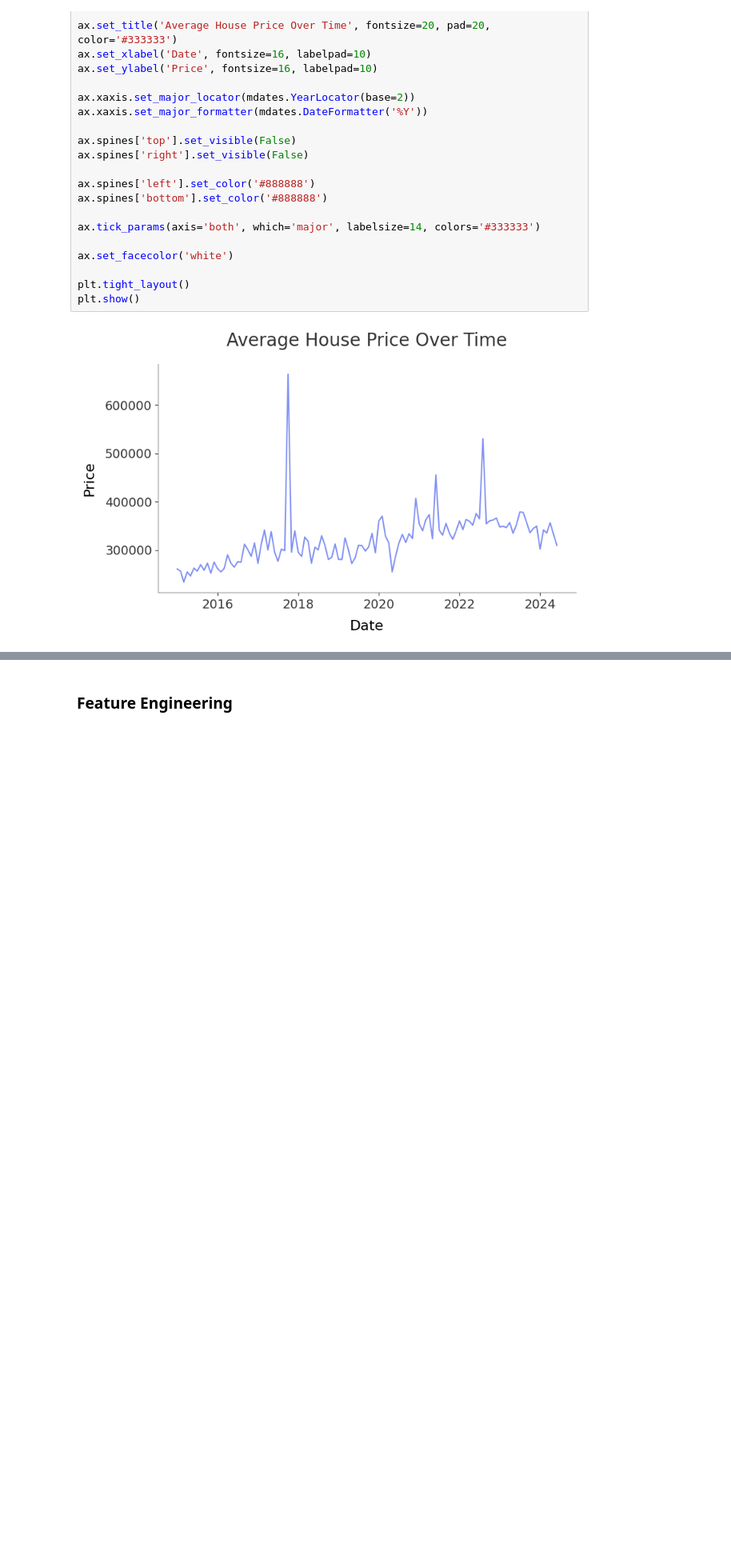
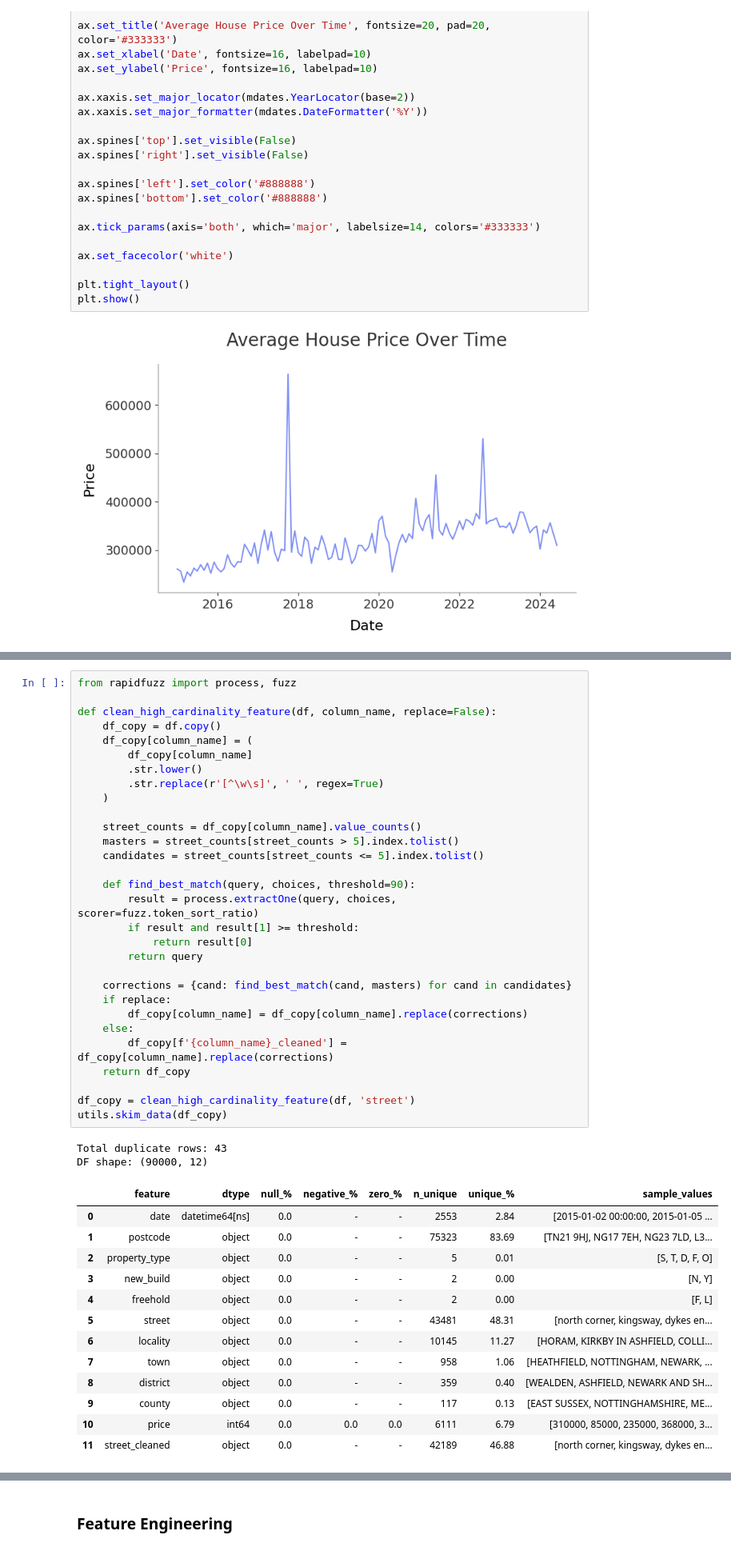
Before and after one commit to rbennum/house-price-prediction, a Jupyter notebook: notebooks/uk_house_price.ipynb, the cells around one changed output, grey strips where cells are left out. Shown at 80% size. Saved outputs shown, nothing was run; the diff lists cells and outputs as text; blank space fills up the shorter version.

```diff
--- a/notebooks/uk_house_price.ipynb
+++ b/notebooks/uk_house_price.ipynb
@@ -189,0 +209,46 @@ plt.show()
+# %%
+from rapidfuzz import process, fuzz
+
+def clean_high_cardinality_feature(df, column_name, replace=False):
+    df_copy = df.copy()
+    df_copy[column_name] = (
+        df_copy[column_name]
+        .str.lower()
+        .str.replace(r'[^\w\s]', ' ', regex=True)
+    )
+
+    street_counts = df_copy[column_name].value_counts()
+    masters = street_counts[street_counts > 5].index.tolist()
+    candidates = street_counts[street_counts <= 5].index.tolist()
+
+    def find_best_match(query, choices, threshold=90):
+        result = process.extractOne(query, choices, scorer=fuzz.token_sort_ratio)
+        if result and result[1] >= threshold:
+            return result[0]
+        return query
+
+    corrections = {cand: find_best_match(cand, masters) for cand in candidates}
+    if replace:
+        df_copy[column_name] = df_copy[column_name].replace(corrections)
+    else:
+        df_copy[f'{column_name}_cleaned'] = df_copy[column_name].replace(corrections)
+    return df_copy
+
+df_copy = clean_high_cardinality_feature(df, 'street')
+utils.skim_data(df_copy)
+# %% [output]
+Total duplicate rows: 43
+DF shape: (90000, 12)
+|  | feature | dtype | null_% | negative_% | zero_% | n_unique | unique_% | sample_values |
+| 0 | date | datetime64[ns] | 0.0 | - | - | 2553 | 2.84 | [2015-01-02 00:00:00, 2015-01-05 ... |
+| 1 | postcode | object | 0.0 | - | - | 75323 | 83.69 | [TN21 9HJ, NG17 7EH, NG23 7LD, L3... |
+| 2 | property_type | object | 0.0 | - | - | 5 | 0.01 | [S, T, D, F, O] |
+| 3 | new_build | object | 0.0 | - | - | 2 | 0.00 | [N, Y] |
+| 4 | freehold | object | 0.0 | - | - | 2 | 0.00 | [F, L] |
+| 5 | street | object | 0.0 | - | - | 43481 | 48.31 | [north corner, kingsway, dykes en... |
+| 6 | locality | object | 0.0 | - | - | 10145 | 11.27 | [HORAM, KIRKBY IN ASHFIELD, COLLI... |
+| 7 | town | object | 0.0 | - | - | 958 | 1.06 | [HEATHFIELD, NOTTINGHAM, NEWARK, ... |
+| 8 | district | object | 0.0 | - | - | 359 | 0.40 | [WEALDEN, ASHFIELD, NEWARK AND SH... |
+| 9 | county | object | 0.0 | - | - | 117 | 0.13 | [EAST SUSSEX, NOTTINGHAMSHIRE, ME... |
+| 10 | price | int64 | 0.0 | 0.0 | 0.0 | 6111 | 6.79 | [310000, 85000, 235000, 368000, 3... |
+| 11 | street_cleaned | object | 0.0 | - | - | 42189 | 46.88 | [north corner, kingsway, dykes en... |
```
Also changed, not shown: parts of 10 cells of this notebook, 2 other files.
